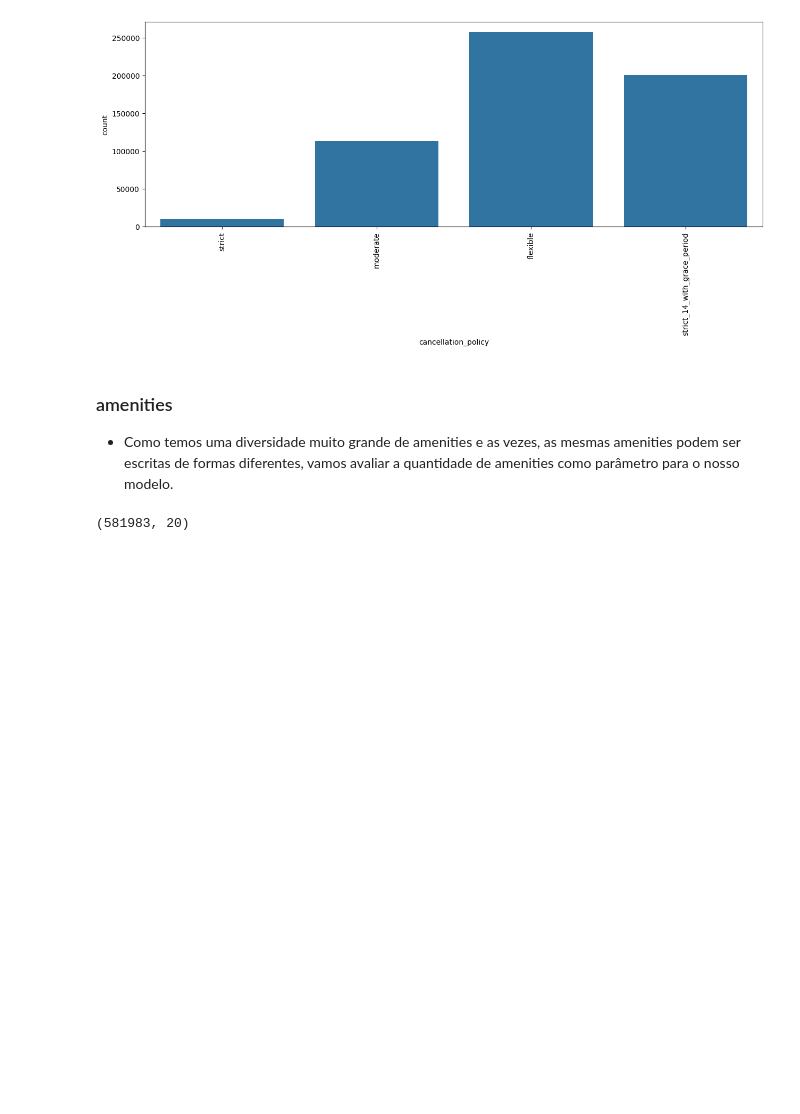
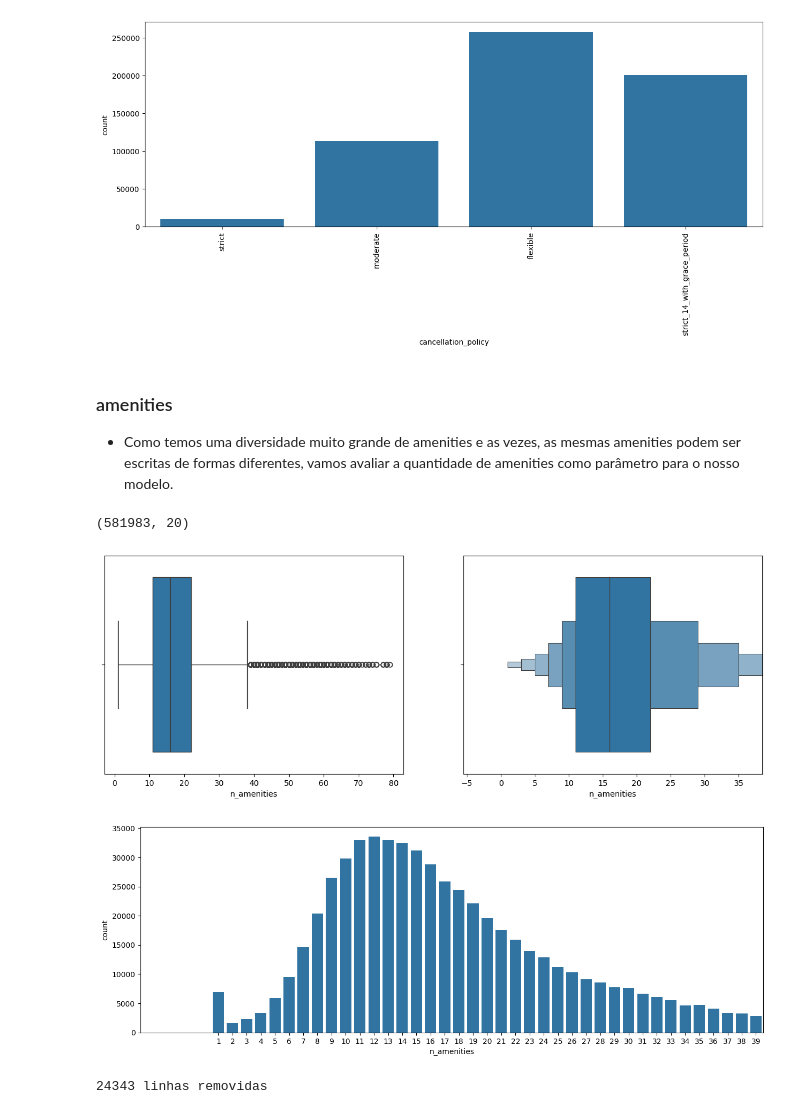
Before and after one commit to guilhermeluizcosta/Projeto-CienciaDeDados, a Jupyter notebook: Projeto.ipynb, the cells around one changed output. Cells and saved outputs as stored; diff of their text form; code cells hidden in the pictures; blank space fills up the shorter version.

Commit message:
Removendo outliers da coluna amenities

```diff
--- a/Projeto.ipynb
+++ b/Projeto.ipynb
@@ -575,3 +575,14 @@ base_airbnb = base_airbnb.drop('amenities', axis=1)
 base_airbnb.shape
 # %% [output]
 (581983, 20)
+# %%
+diagramaCaixa(base_airbnb['n_amenities'])
+graficoBarra(base_airbnb['n_amenities'])
+# %% [output]
+[figure, added]
+[figure, added]
+# %%
+base_airbnb, linhas_removidas = excluirOutliers(base_airbnb, 'n_amenities')
+print(f"{linhas_removidas} linhas removidas")
+# %% [output]
+24343 linhas removidas
```
